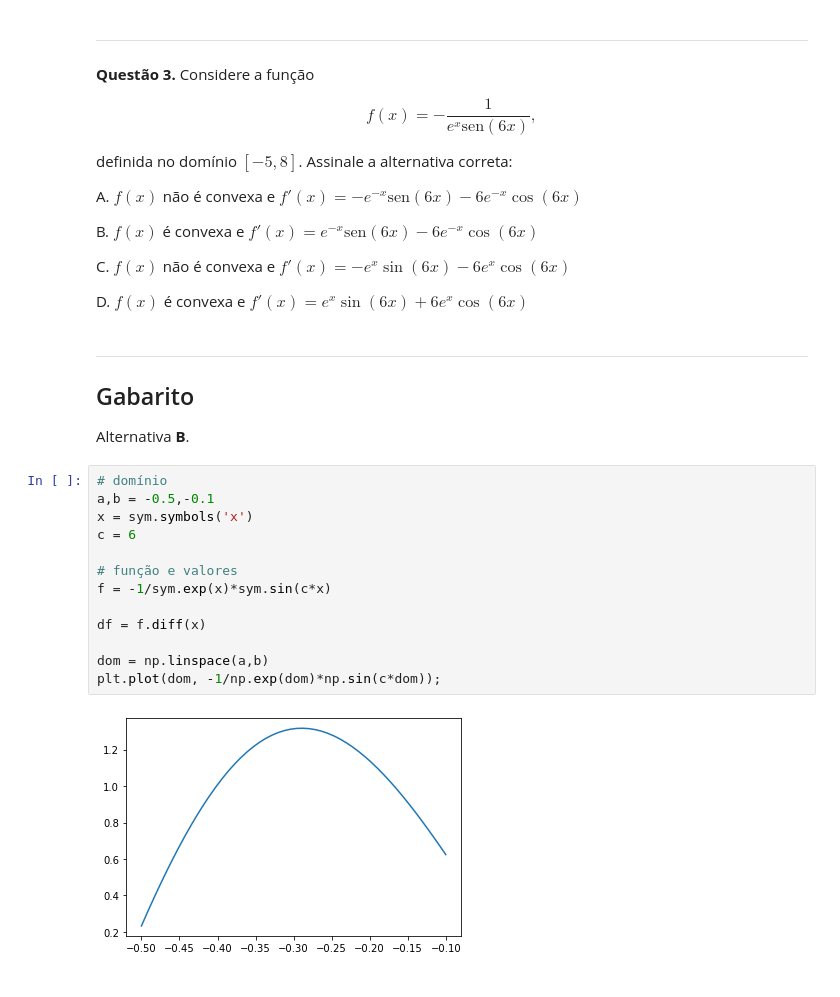
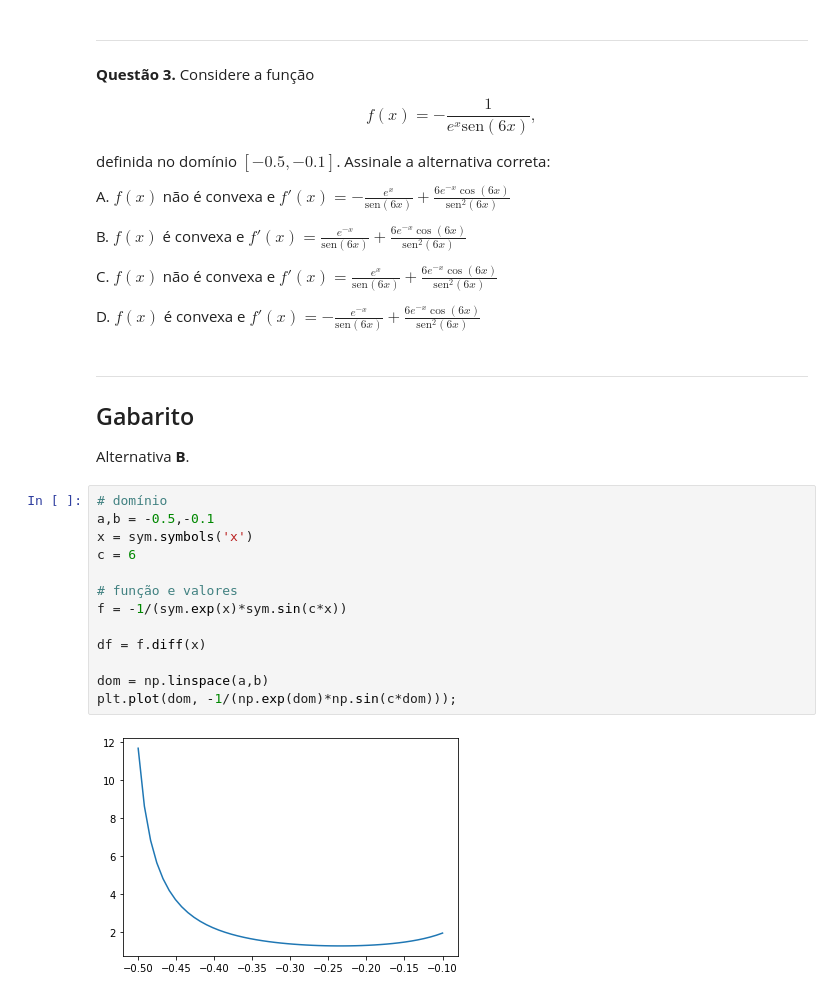
Before and after one commit to gcpeixoto/ICD, a Jupyter notebook: _build/jupyter_execute/todo/Q61-gab.ipynb, the cells around one changed output. Saved outputs shown, nothing was run; the diff lists cells and outputs as text.

```diff
--- a/_build/jupyter_execute/todo/Q61-gab.ipynb
+++ b/_build/jupyter_execute/todo/Q61-gab.ipynb
@@ -132,15 +134,15 @@ $\displaystyle 11.3326917958273$
 
 $$f(x) =  - \dfrac{1}{e^x \text{sen}(6x)},$$
 
-definida no domínio $[-5,8]$. Assinale a alternativa correta:
+definida no domínio $[-0.5,-0.1]$. Assinale a alternativa correta:
 
-A. $f(x)$ não é convexa e $f'(x) = -e^{-x} \text{sen}{\left(6 x \right)} - 6 e^{-x} \cos{\left(6 x \right)}$
+A. $f(x)$ não é convexa e $f'(x) = -\frac{e^{x}}{\text{sen}{\left(6 x \right)}} + \frac{6 e^{- x} \cos{\left(6 x \right)}}{\text{sen}^{2}{\left(6 x \right)}}$
 
-B. $f(x)$ é convexa e $f'(x) = e^{-x} \text{sen}{\left(6 x \right)} - 6 e^{-x} \cos{\left(6 x \right)}$
+B. $f(x)$ é convexa e $f'(x) = \frac{e^{- x}}{\text{sen}{\left(6 x \right)}} + \frac{6 e^{- x} \cos{\left(6 x \right)}}{\text{sen}^{2}{\left(6 x \right)}}$
 
-C. $f(x)$ não é convexa e $f'(x) = -e^{x} \sin{\left(6 x \right)} - 6 e^{x} \cos{\left(6 x \right)}$
+C. $f(x)$ não é convexa e $f'(x) = \frac{e^{x}}{\text{sen}{\left(6 x \right)}} + \frac{6 e^{- x} \cos{\left(6 x \right)}}{\text{sen}^{2}{\left(6 x \right)}}$
 
-D. $f(x)$ é convexa e $f'(x) = e^{x} \sin{\left(6 x \right)} + 6 e^{x} \cos{\left(6 x \right)}$
+D. $f(x)$ é convexa e $f'(x) = -\frac{e^{- x}}{\text{sen}{\left(6 x \right)}} + \frac{6 e^{- x} \cos{\left(6 x \right)}}{\text{sen}^{2}{\left(6 x \right)}}$
 # %% [markdown]
 <hr>
 
@@ -149,15 +151,15 @@ Alternativa **B**.
 # %%
 # domínio
 a,b = -0.5,-0.1
 x = sym.symbols('x')
 c = 6
 
 # função e valores
-f = -1/sym.exp(x)*sym.sin(c*x)
+f = -1/(sym.exp(x)*sym.sin(c*x))
 
 df = f.diff(x)
 
 dom = np.linspace(a,b)
-plt.plot(dom, -1/np.exp(dom)*np.sin(c*dom));
+plt.plot(dom, -1/(np.exp(dom)*np.sin(c*dom)));
 # %% [output]
-[figure, old version]
+[figure, new version]
```
Also changed, not shown: 12 other files.
